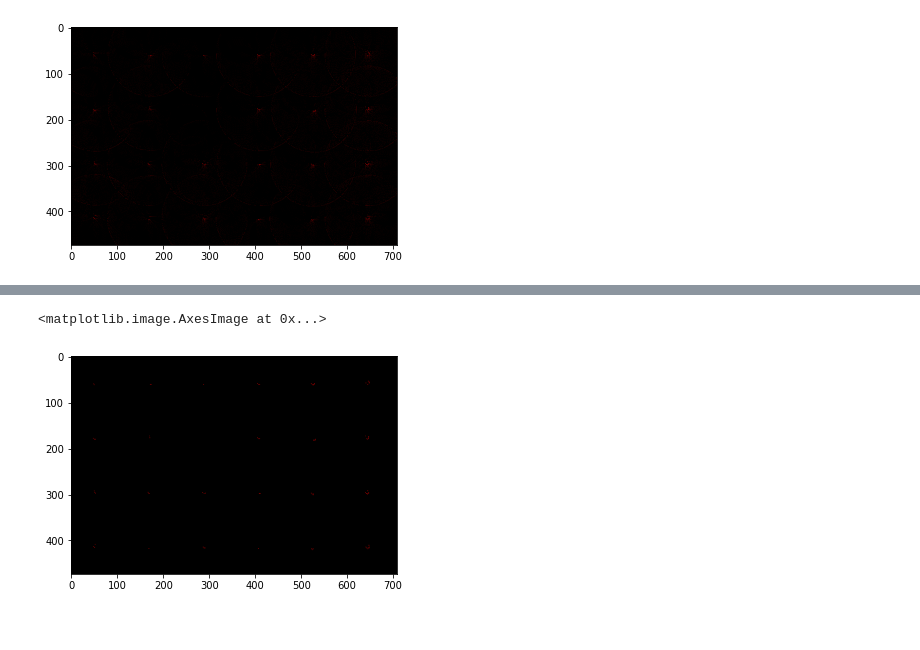
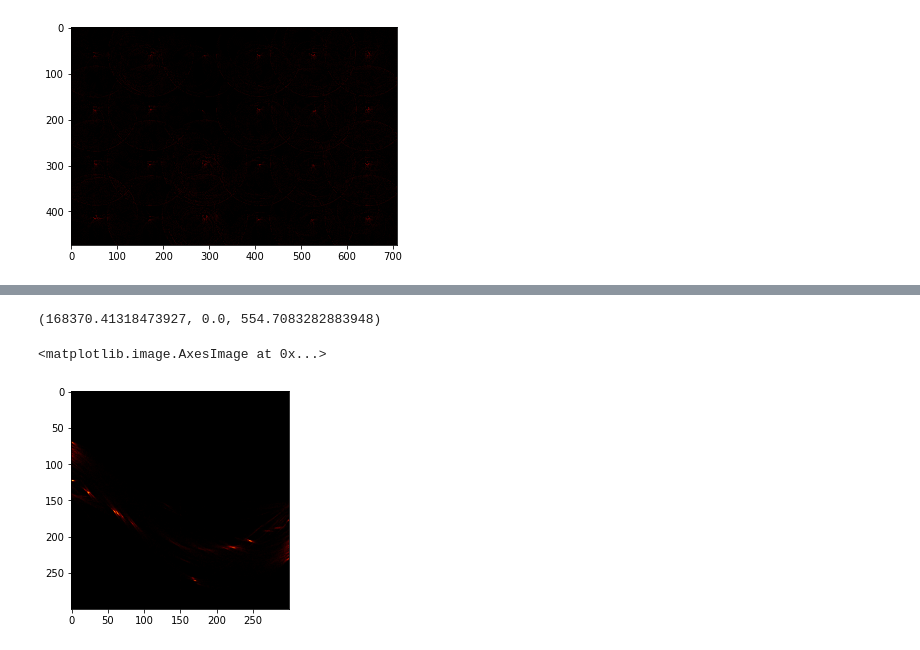
Before and after one commit to al-pi314/computer_vision, a Jupyter notebook: assigments/assigment3/solution.ipynb, the cells around one changed output, grey strips where cells are left out. Cells and saved outputs as stored; diff of their text form; code cells hidden in the pictures.

```diff
--- a/assigments/assigment3/solution.ipynb
+++ b/assigments/assigment3/solution.ipynb
@@ -700,5 +716,5 @@ eclipse_mag = magnitude_edges_nms(eclipse_mag, eclipse_grad, 0.08)
 # %%
-eclipse_votes = vote_for_circle(eclipse_mag, 0.1, np.pi/180, 45)
+eclipse_votes = vote_for_circle(eclipse_mag, 0.05, np.pi/180, radius)
 # %%
 plt.imshow(eclipse_votes, cmap='afmhot')
 # %% [output]
@@ -716,0 +730,3 @@ good_votes[good_votes < 0.5 * good_votes.max()] = 0
+# %%
+circle_params = extract_circle(eclipse_votes_s, eclipse_votes_s.max() * 0.5)
+len(circle_params)
@@ -716,0 +735,4 @@ good_votes[good_votes < 0.5 * good_votes.max()] = 0
+# %%
+plt.imshow(eclipse, cmap='gray')
+for x, y in circle_params:
+    draw_circle(x, y, radius)
@@ -717,5 +802,11 @@ good_votes[good_votes < 0.5 * good_votes.max()] = 0
+# %%
+votes = the_hough(pier_mag, pier_grad, 0.05, 300, 300)
+# %%
+votes.max(), votes.min(), votes.mean()
+# %% [output]
+(168370.41318473927, 0.0, 554.7083282883948)
 # %%
-plt.imshow(good_votes, cmap='afmhot')
+plt.imshow(votes, cmap='afmhot')
 # %% [output]
 <matplotlib.image.AxesImage at 0x...>
-[figure, old version]
+[figure, new version]
```
Also changed, not shown: parts of 26 cells of this notebook, 1 other file.
